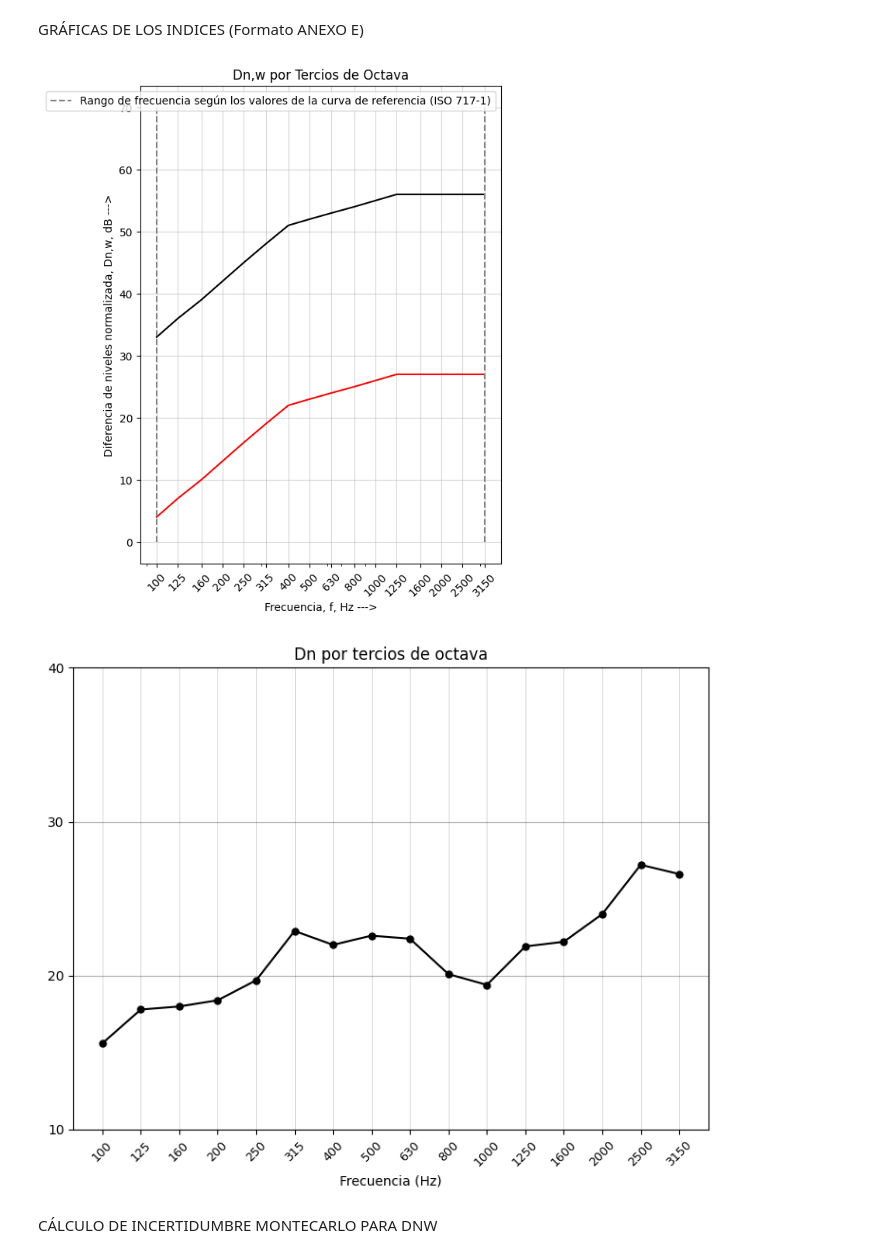
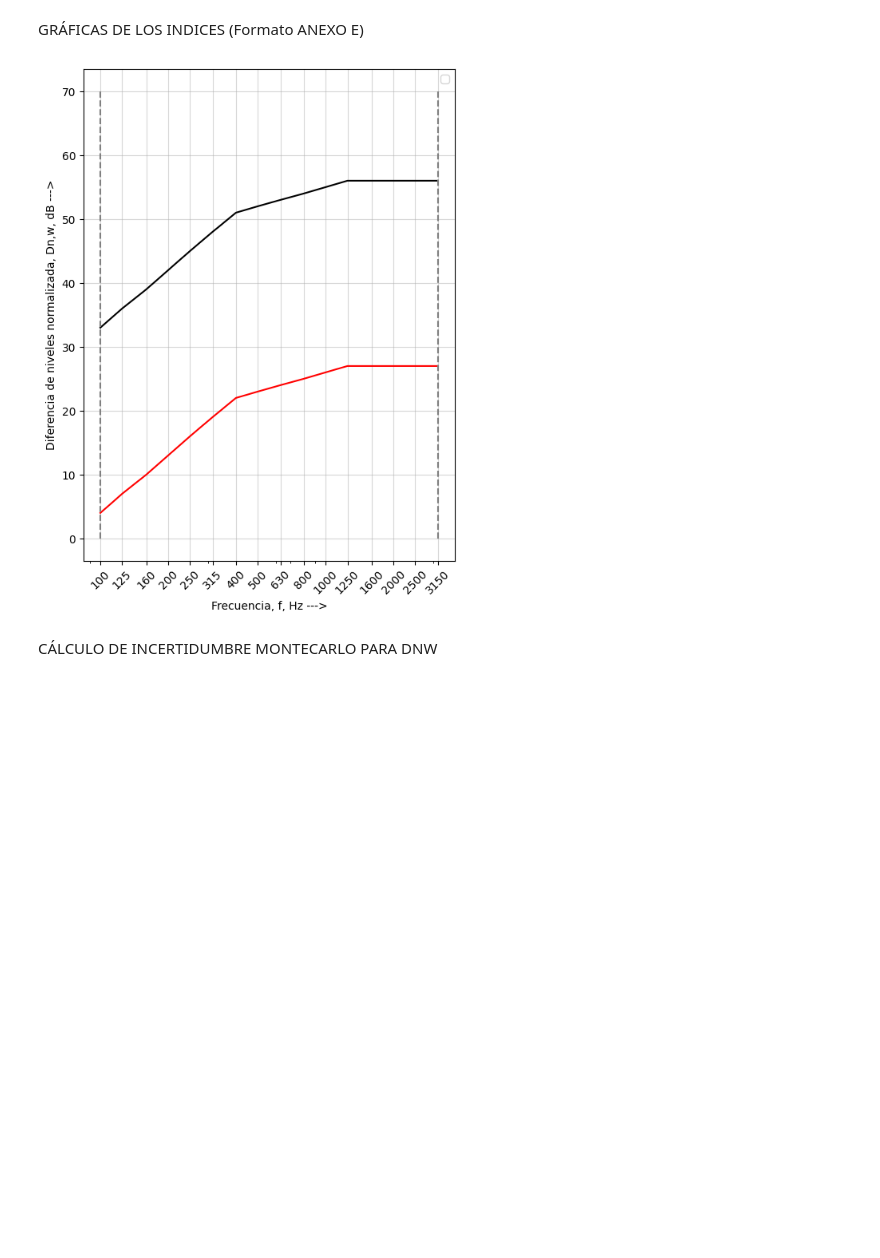
Before and after one commit to eliaslaredo/IACR_P4, a Jupyter notebook: IACR_P4.ipynb, the cells around one changed output. Drawn from its saved outputs; the diff is of its cells as text; code cells hidden in the pictures; blank space fills up the shorter version.

```diff
--- a/IACR_P4.ipynb
+++ b/IACR_P4.ipynb
@@ -484,40 +488,35 @@ ref_curve_base = np.array([
 plt.plot(
     eje_x,
     ref_curve_base + desplazamiento,
     color='red',
     label=''
 )
 plt.plot(
     eje_x,
     ref_curve_base,
     color='black',
     label=''
 )
 
 plt.vlines(
     [100, 3150], 0, 70,
     linestyle='--',
-    color='gray',
-    label='Rango de frecuencia según los valores de la curva de referencia (ISO 717-1)')
+    color='gray')
 
 # Escala y etiquetas esenciales
 plt.xscale('log')
 plt.xticks(eje_x, labels=[f'{int(f)}' for f in eje_x], rotation=45)
 
-plt.title('Dn,w por Tercios de Octava')
 plt.xlabel('Frecuencia, f, Hz --->')
 plt.ylabel('Diferencia de niveles normalizada, Dn,w, dB --->')
 plt.grid(True, axis='both', alpha=0.5) # cuadricula
 
 # Leyenda
 plt.legend()
 
 plt.show()
-
-grafica_estandar(Dn_round, "Dn por tercios de octava")
 # %% [output]
-[figure, old version]
+[figure, new version]
-[figure, removed]
 # %% [markdown]
 CÁLCULO DE INCERTIDUMBRE MONTECARLO PARA DNW
 # %%
```
Also changed, not shown: parts of 5 cells of this notebook.
